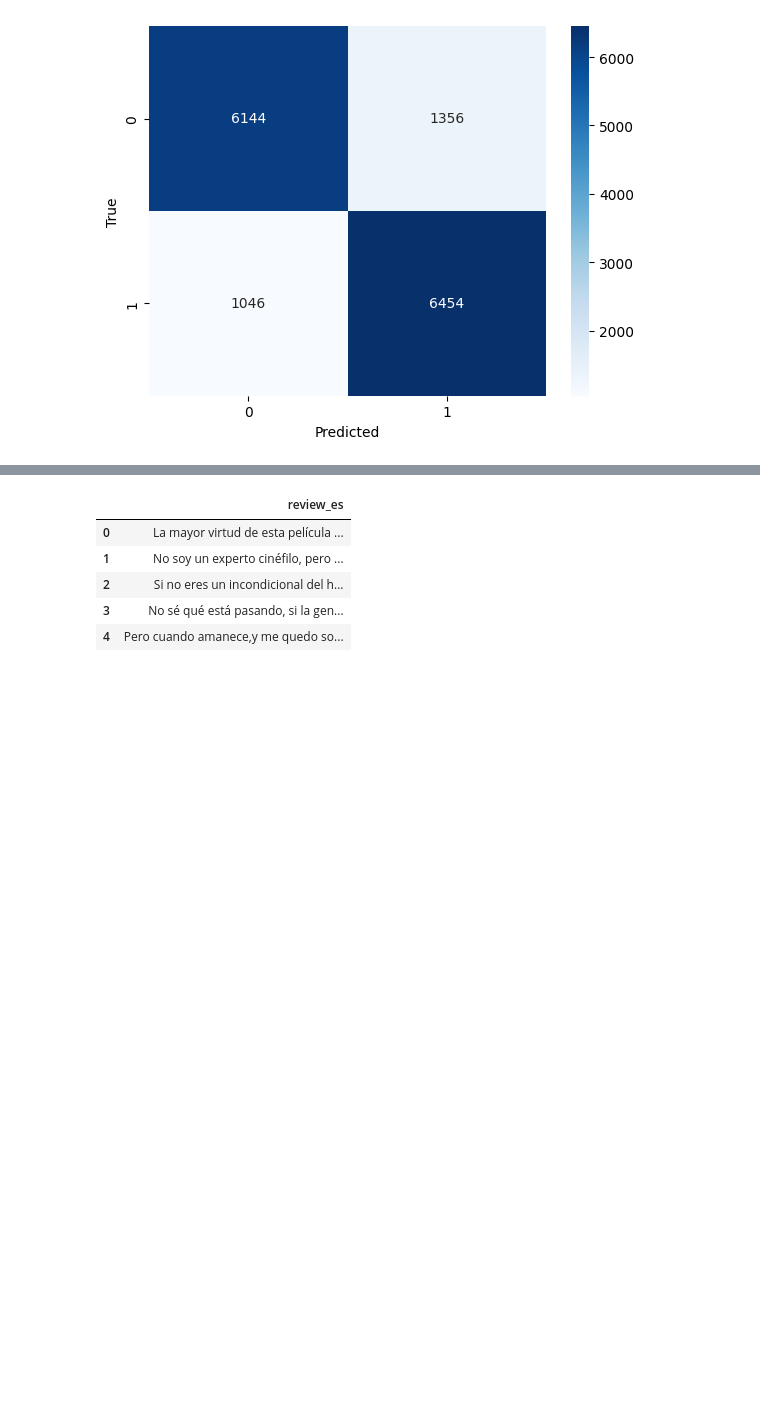
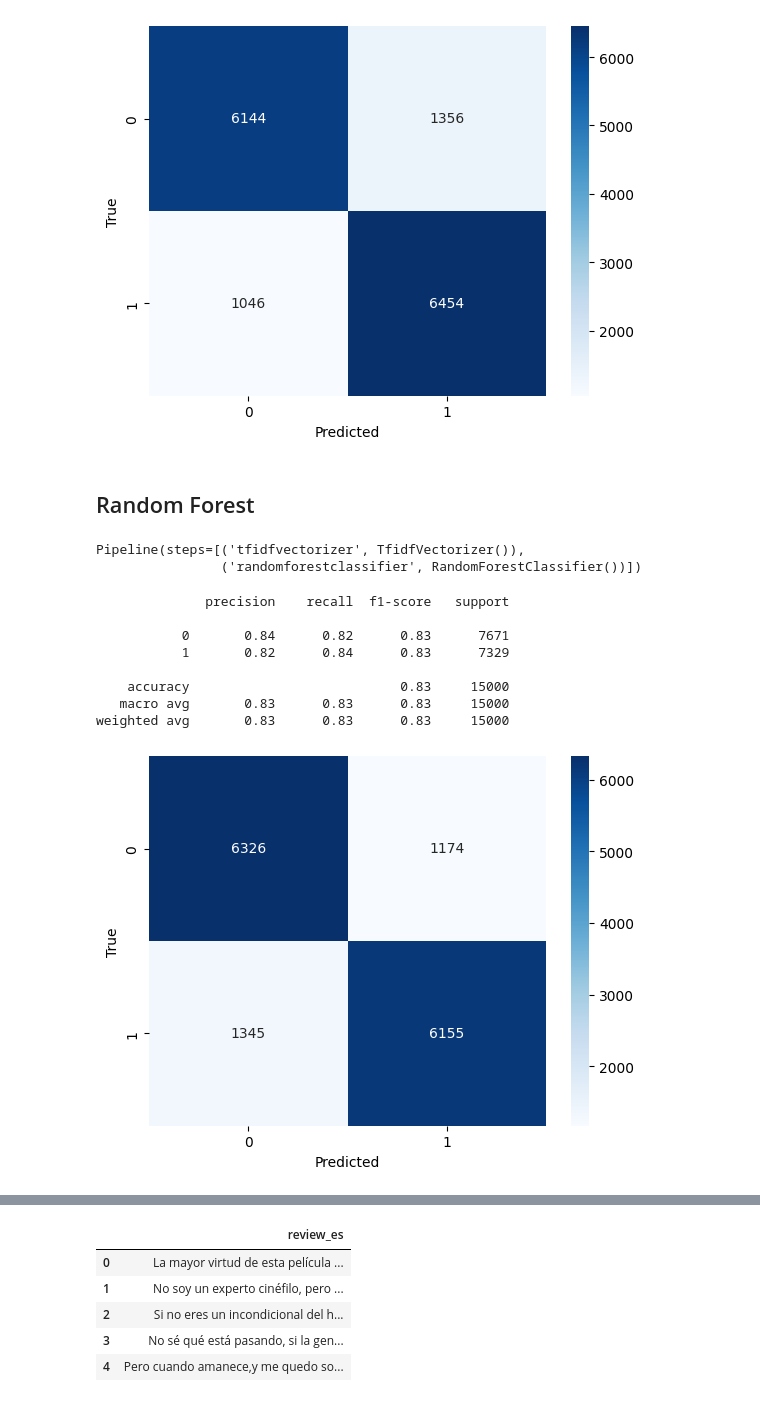
Before and after one commit to franciscoL0pez/TrabajosPracticosOrganizacionDeDatos1C2023, a Jupyter notebook: 7506R-1C2023-GRUPO17.ipynb, the cells around one changed output, grey strips where cells are left out. Cells and saved outputs as stored; diff of their text form; code cells hidden in the pictures; blank space fills up the shorter version.

Commit message:
Modelo Rm

```diff
--- a/7506R-1C2023-GRUPO17.ipynb
+++ b/7506R-1C2023-GRUPO17.ipynb
@@ -193,4 +186,30 @@ metricas(y_pred_Xg,y_test)
    macro avg       0.84      0.84      0.84     15000
 weighted avg       0.84      0.84      0.84     15000
 [figure]
+# %% [markdown]
+## Random Forest
+# %%
+#Creamos el modelo
+vect = TfidfVectorizer(smooth_idf= True)
+R_f = make_pipeline(vect, RandomForestClassifier()) #Tokenizamos el texto
+# %%
+#Entrenamos el modelo
+R_f.fit(x_train,y_train)
+# %% [output]
+Pipeline(steps=[('tfidfvectorizer', TfidfVectorizer()),
+                ('randomforestclassifier', RandomForestClassifier())])
+# %%
+y_pred_R_M = R_f.predict(x_test)
+# %%
+metricas(y_pred_R_M,y_test)
+# %% [output]
+              precision    recall  f1-score   support
+
+           0       0.84      0.82      0.83      7671
+           1       0.82      0.84      0.83      7329
+
+    accuracy                           0.83     15000
+   macro avg       0.83      0.83      0.83     15000
+weighted avg       0.83      0.83      0.83     15000
+[figure, added]
 # %% [markdown]
```
Also changed, not shown: parts of 6 cells of this notebook, 2 other files.
